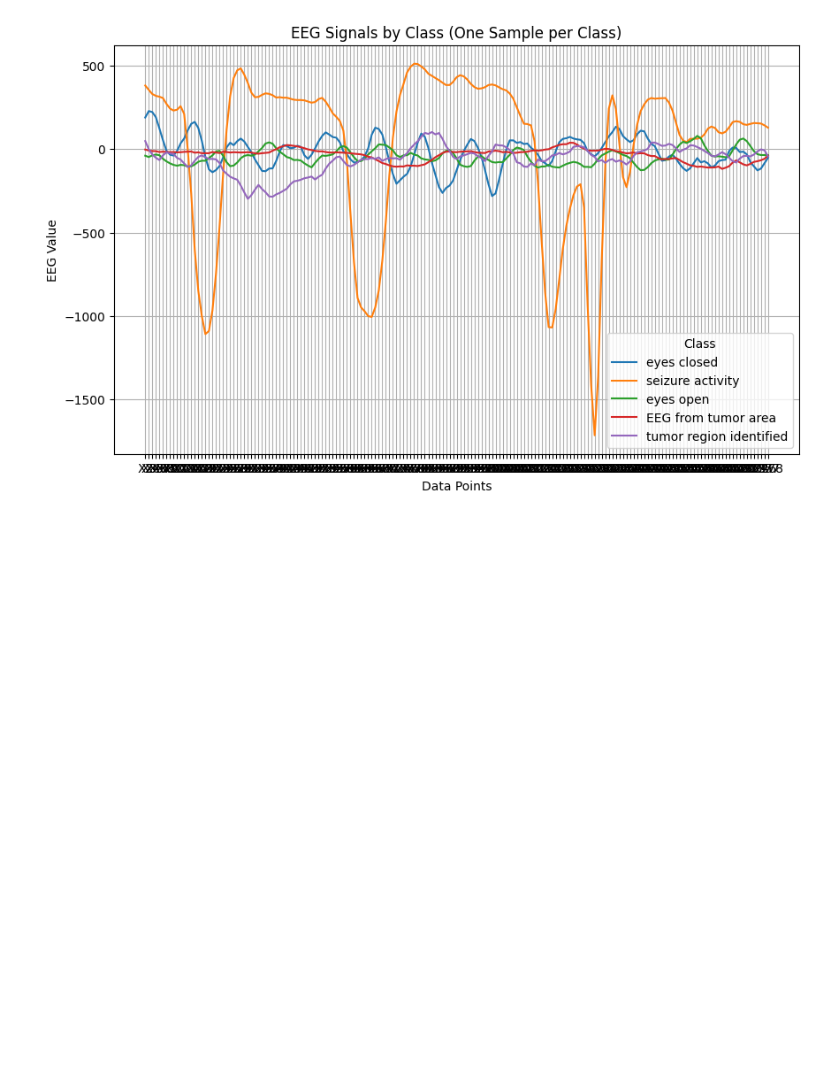
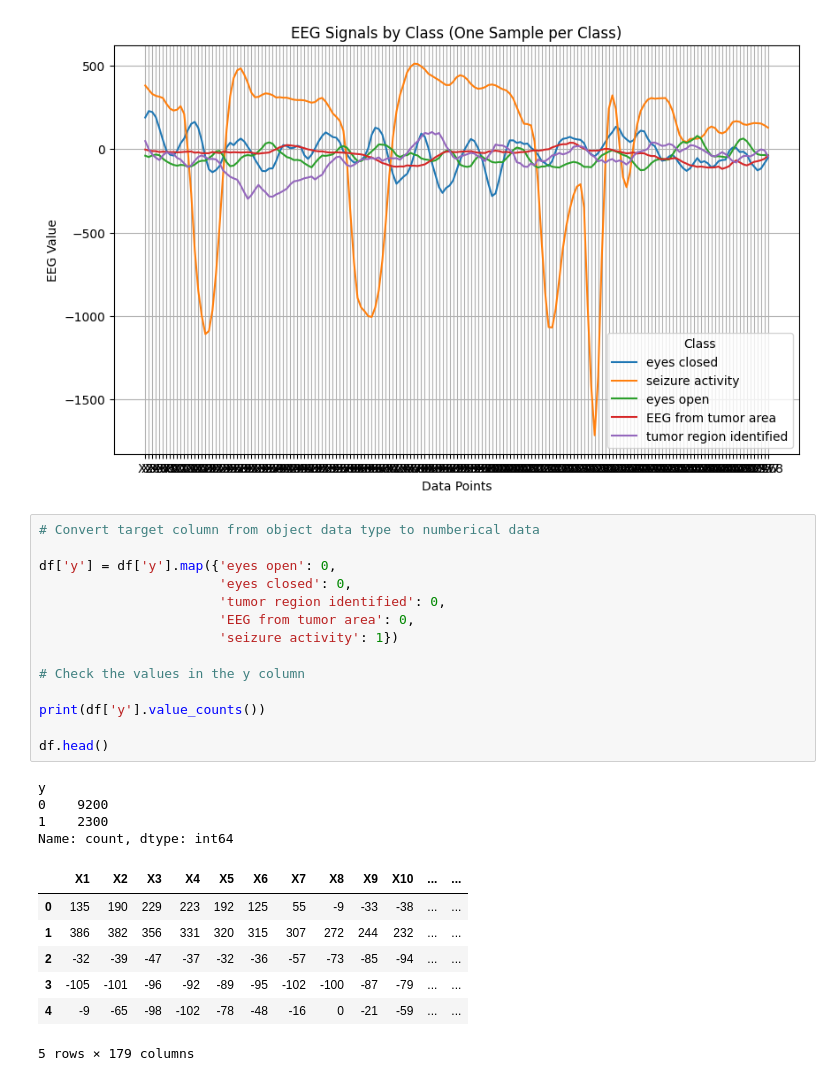
Before and after one commit to sprasha09/BME450-EpilepticSeizureRecognition, a Jupyter notebook: SeizureDetection_project.ipynb, the cells around one changed output. Saved outputs shown, nothing was run; the diff lists cells and outputs as text; blank space fills up the shorter version.

Commit message:
changed valuews from object type to numerical type

```diff
--- a/SeizureDetection_project.ipynb
+++ b/SeizureDetection_project.ipynb
@@ -163,3 +163,29 @@ plt.grid(True)
 plt.show()
 # %% [output]
 [figure]
+# %%
+# Convert target column from object data type to numberical data
+
+df['y'] = df['y'].map({'eyes open': 0,
+                       'eyes closed': 0,
+                       'tumor region identified': 0,
+                       'EEG from tumor area': 0,
+                       'seizure activity': 1})
+
+# Check the values in the y column
+
+print(df['y'].value_counts())
+
+df.head()
+# %% [output]
+y
+0    9200
+1    2300
+Name: count, dtype: int64
+|  | X1 | X2 | X3 | X4 | X5 | X6 | X7 | X8 | X9 | X10 | ... | ... |
+| 0 | 135 | 190 | 229 | 223 | 192 | 125 | 55 | -9 | -33 | -38 | ... | ... |
+| 1 | 386 | 382 | 356 | 331 | 320 | 315 | 307 | 272 | 244 | 232 | ... | ... |
+| 2 | -32 | -39 | -47 | -37 | -32 | -36 | -57 | -73 | -85 | -94 | ... | ... |
+| 3 | -105 | -101 | -96 | -92 | -89 | -95 | -102 | -100 | -87 | -79 | ... | ... |
+| 4 | -9 | -65 | -98 | -102 | -78 | -48 | -16 | 0 | -21 | -59 | ... | ... |
+5 rows × 179 columns
```
